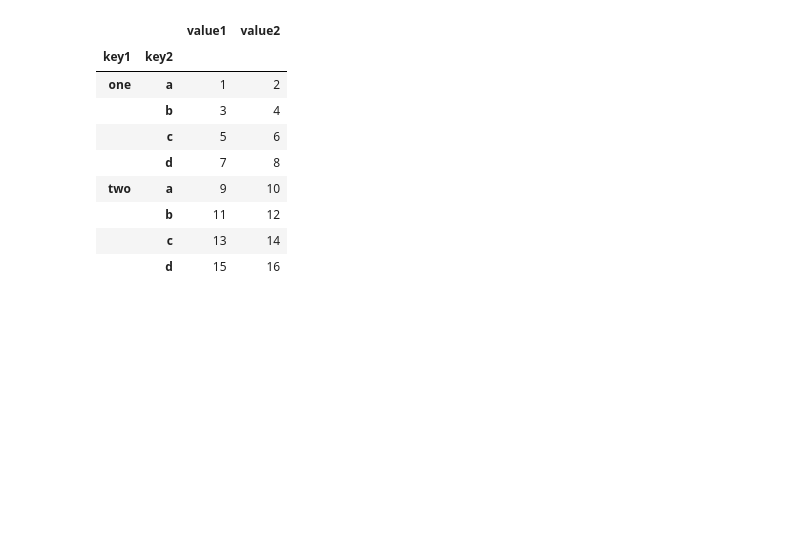
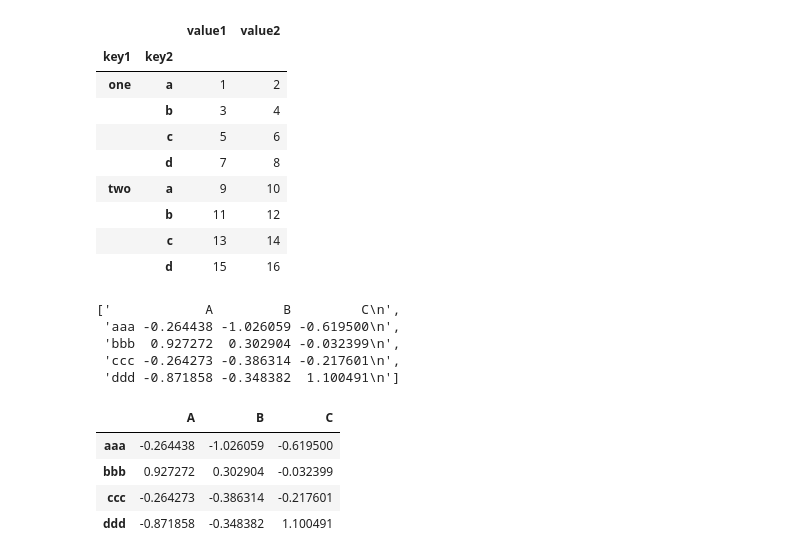
Before and after one commit to hoonzi-s/PyData, a Jupyter notebook: Ch06. Data Load, Save.ipynb, the cells around one changed output. Saved outputs shown, nothing was run; the diff lists cells and outputs as text; code cells hidden in the pictures; blank space fills up the shorter version.

```diff
--- a/Ch06. Data Load, Save.ipynb
+++ b/Ch06. Data Load, Save.ipynb
@@ -71,3 +79,20 @@ parsed
 |  | b | 11 | 12 |
 |  | c | 13 | 14 |
 |  | d | 15 | 16 |
+# %%
+list(open('/content/drive/MyDrive/pydata-book-3rd-edition/examples/ex3.txt'))
+# %% [output]
+['            A         B         C\n',
+ 'aaa -0.264438 -1.026059 -0.619500\n',
+ 'bbb  0.927272  0.302904 -0.032399\n',
+ 'ccc -0.264273 -0.386314 -0.217601\n',
+ 'ddd -0.871858 -0.348382  1.100491\n']
+# %%
+result = pd.read_table('/content/drive/MyDrive/pydata-book-3rd-edition/examples/ex3.txt', sep = '\s+')
+result
+# %% [output]
+|  | A | B | C |
+| aaa | -0.264438 | -1.026059 | -0.619500 |
+| bbb | 0.927272 | 0.302904 | -0.032399 |
+| ccc | -0.264273 | -0.386314 | -0.217601 |
+| ddd | -0.871858 | -0.348382 | 1.100491 |
```
Also changed, not shown: parts of 13 cells of this notebook.
